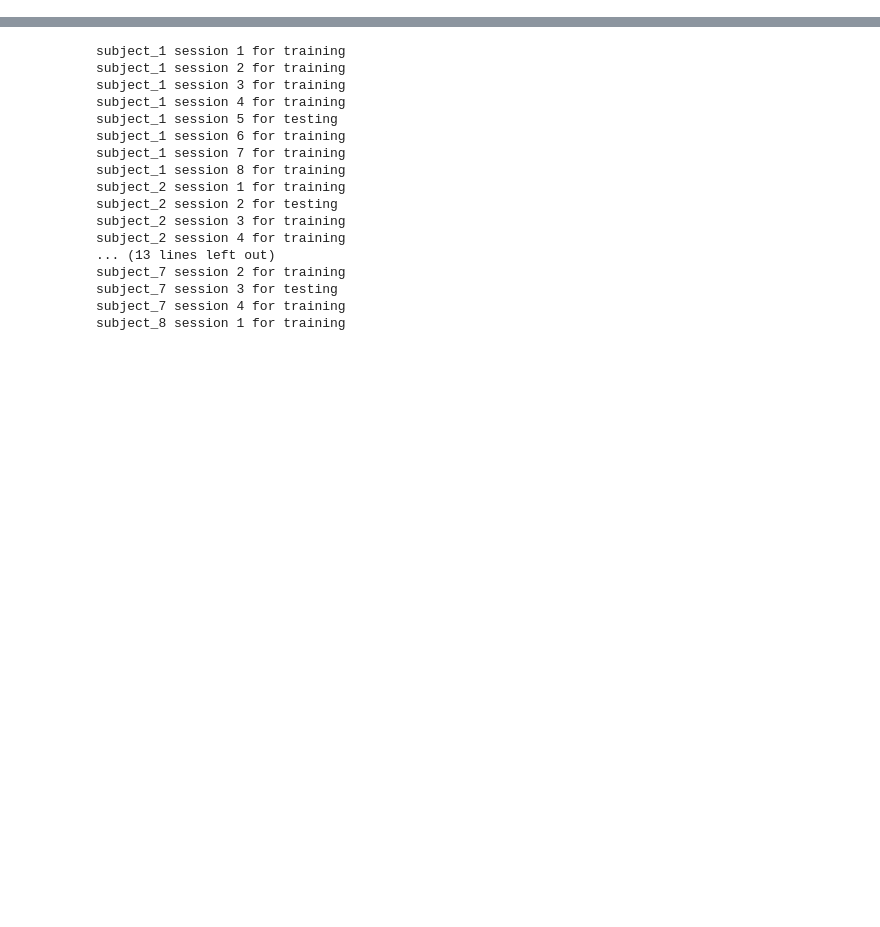
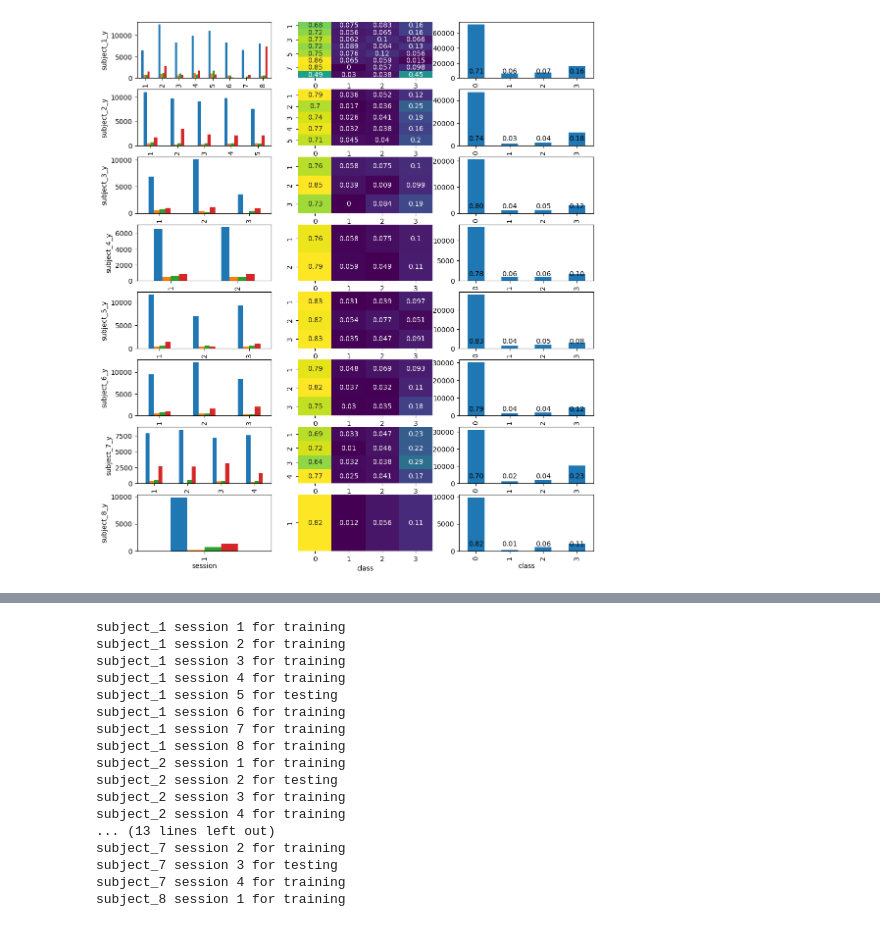
Before and after one commit to tomas19/ECE542_NCSU_projC, a Jupyter notebook: model09.ipynb, the cells around one changed output, grey strips where cells are left out. Drawn from its saved outputs; the diff is of its cells as text; code cells hidden in the pictures; blank space fills up the shorter version.

```diff
--- a/model09.ipynb
+++ b/model09.ipynb
@@ -39,0 +58,29 @@ dctData = read_data(pathData)
+# %%
+## Raw dataset
+dctPerSess = {}
+dctPerClass = {}
+
+fig, ax = plt.subplots(figsize = (12, 14), nrows = 8, ncols = 3)
+for ik, k in enumerate([x for x in dctData.keys() if x.endswith('_y')]):
+    dfclass = dctData[k]
+    table = pd.pivot_table(dctData[k], values='class', index='session', columns='class', aggfunc=len, fill_value=0)
+    table.plot.bar(ax = ax[ik, 0], legend = False)
+
+    perSess = table.copy()
+    for i in perSess.index:
+        perSess.loc[i, :] = perSess.loc[i, :].values/np.sum(perSess.loc[i, :].values)
+    sns.heatmap(perSess, annot=True, cbar=False, cmap='viridis', ax = ax[ik, 1])
+    ax[ik, 1].set_ylabel('')
+
+    dctPerSess[k] = perSess
+    dctPerClass[k] = table.sum(axis = 0)/table.sum().sum()
+
+    # Add annotations
+    table.sum().plot.bar(ax = ax[ik, 2], legend = False)
+    for iv, v in enumerate(dctPerClass[k]):
+        ax[ik, 2].annotate(f"{v:.2f}", xy=(iv, 0), xytext=(0, 5), textcoords="offset points",
+                        ha='center', va='bottom', fontsize=10)
+
+    ax[ik, 0].set_ylabel(k)
+# %% [output]
+[figure, added]
```
Also changed, not shown: parts of 16 cells of this notebook, 2 other files.
